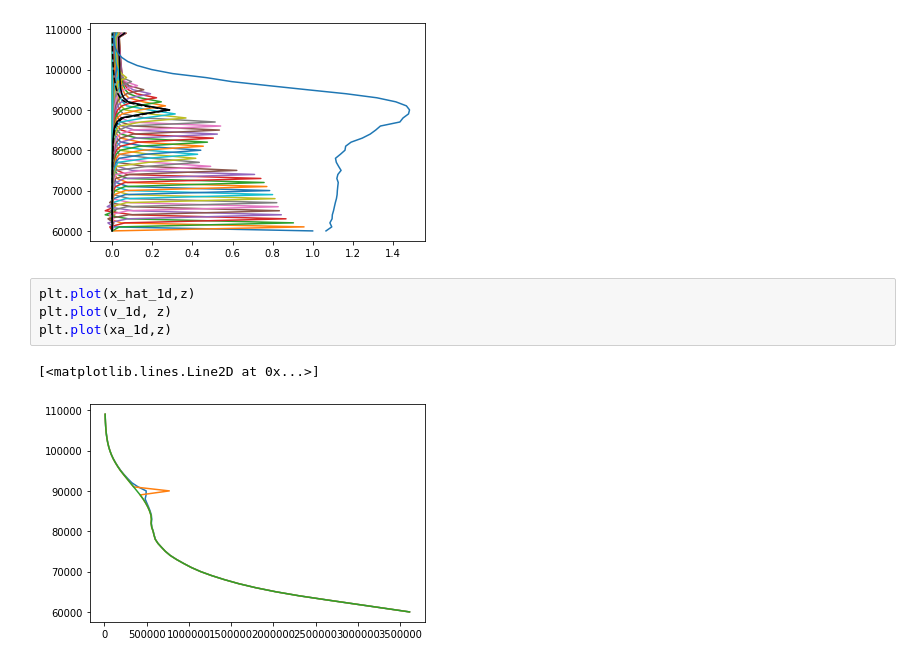
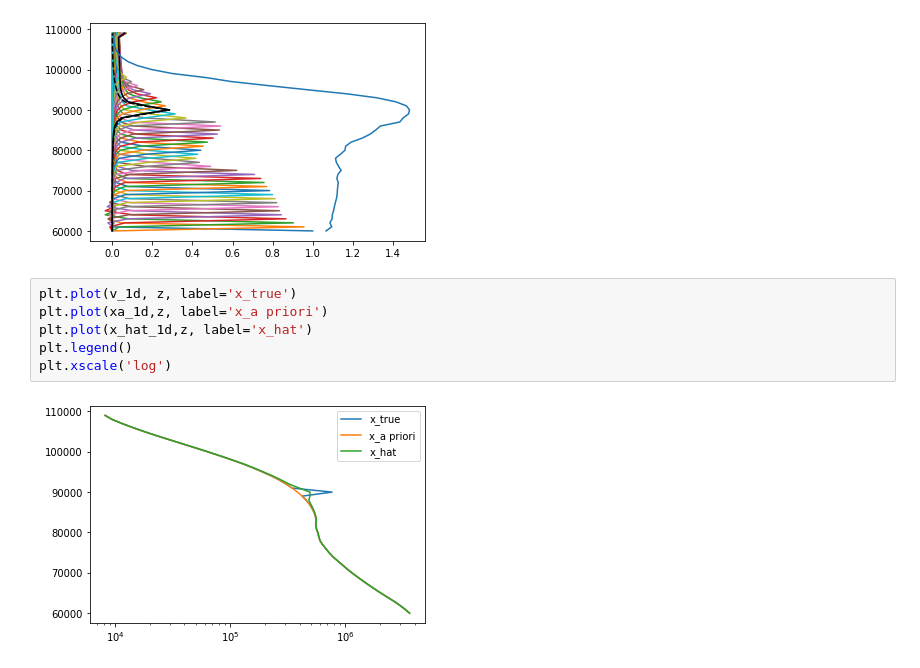
Before and after one commit to Anqi-Li/iris, a Jupyter notebook: notebooks/Testing OEM functions (simulations).ipynb, the cells around one changed output. Drawn from its saved outputs; the diff is of its cells as text.

```diff
--- a/notebooks/Testing OEM functions (simulations).ipynb
+++ b/notebooks/Testing OEM functions (simulations).ipynb
@@ -371,10 +387,11 @@ plt.plot((x_hat_1d - xa_1d)/xa_1d, z, 'k--')
 plt.show()
 # %% [output]
 [figure]
-# %%
-plt.plot(x_hat_1d,z)
-plt.plot(v_1d, z)
-plt.plot(xa_1d,z)
-# %% [output]
-[<matplotlib.lines.Line2D at 0x...>]
-[figure, removed]
+# %%
+plt.plot(v_1d, z, label='x_true')
+plt.plot(xa_1d,z, label='x_a priori')
+plt.plot(x_hat_1d,z, label='x_hat')
+plt.legend()
+plt.xscale('log')
+# %% [output]
+[figure, added]
```
Also changed, not shown: parts of 1 cell of this notebook, 12 other files.
